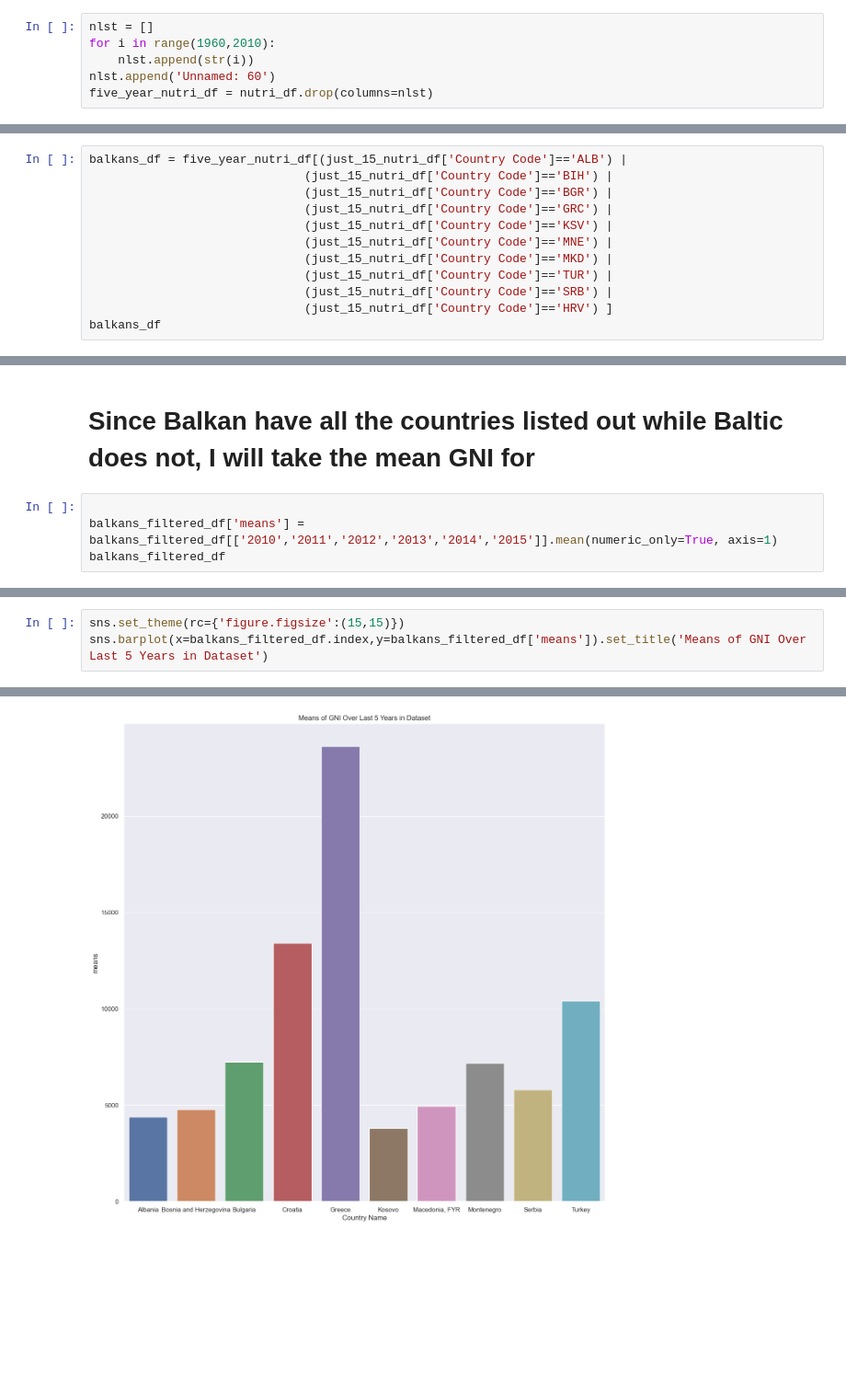
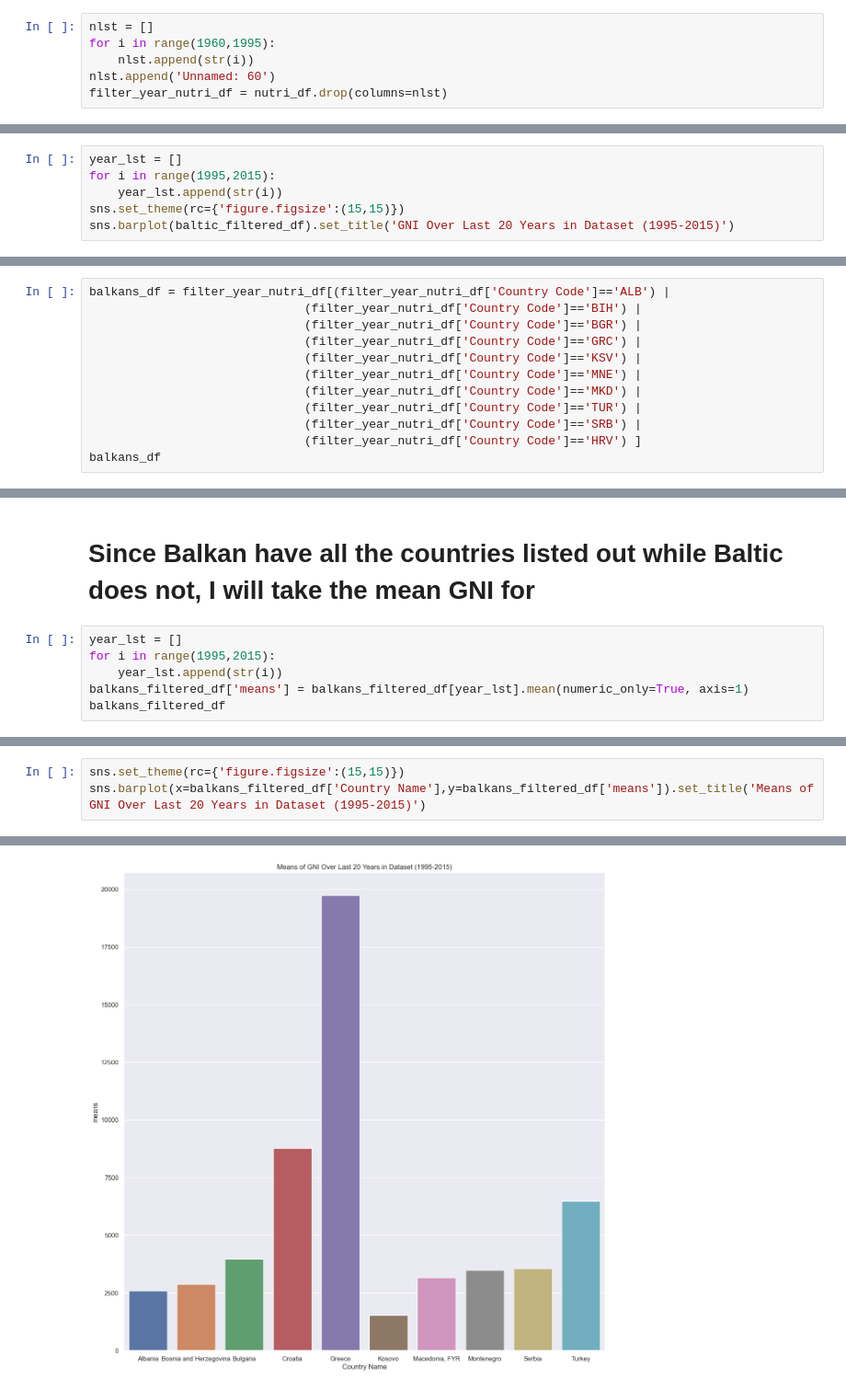
Before and after one commit to jhardin7612/python_eda_case_study, a Jupyter notebook: Andy-Explore.ipynb, the cells around one changed output, grey strips where cells are left out. Shown at 92% size. Cells and saved outputs as stored; diff of their text form; blank space fills up the shorter version.

Commit message:
Set up charts and fixed the date times that I was filtering

```diff
--- a/Andy-Explore.ipynb
+++ b/Andy-Explore.ipynb
@@ -43,10 +43,10 @@ nlst.append('Unnamed: 60')
 just_15_nutri_df = nutri_df.drop(columns=nlst)
 # %%
 nlst = []
-for i in range(1960,2010):
+for i in range(1960,1995):
     nlst.append(str(i))
 nlst.append('Unnamed: 60')
-five_year_nutri_df = nutri_df.drop(columns=nlst)
+filter_year_nutri_df = nutri_df.drop(columns=nlst)
 # %% [markdown]
 Just want the Baltic countries for the baltic_df so filtered it by country code.
 Then replaced any NaN value with 0 and filtered out all 0s.
@@ -63,0 +65,6 @@ baltic_filtered_df
+# %%
+year_lst = []
+for i in range(1995,2015):
+    year_lst.append(str(i))
+sns.set_theme(rc={'figure.figsize':(15,15)})
+sns.barplot(baltic_filtered_df).set_title('GNI Over Last 20 Years in Dataset (1995-2015)')
@@ -64,15 +74,15 @@ baltic_filtered_df
 # %% [markdown]
 ## Want to filter out Balkan countries to make seperate dataframe of just Balkan Data
 # %%
-balkans_df = five_year_nutri_df[(just_15_nutri_df['Country Code']=='ALB') |
-                              (just_15_nutri_df['Country Code']=='BIH') |
-                              (just_15_nutri_df['Country Code']=='BGR') |
-                              (just_15_nutri_df['Country Code']=='GRC') |
-                              (just_15_nutri_df['Country Code']=='KSV') |
-                              (just_15_nutri_df['Country Code']=='MNE') |
-                              (just_15_nutri_df['Country Code']=='MKD') |
-                              (just_15_nutri_df['Country Code']=='TUR') |
-                              (just_15_nutri_df['Country Code']=='SRB') |
-                              (just_15_nutri_df['Country Code']=='HRV') ]
+balkans_df = filter_year_nutri_df[(filter_year_nutri_df['Country Code']=='ALB') |
+                              (filter_year_nutri_df['Country Code']=='BIH') |
+                              (filter_year_nutri_df['Country Code']=='BGR') |
+                              (filter_year_nutri_df['Country Code']=='GRC') |
+                              (filter_year_nutri_df['Country Code']=='KSV') |
+                              (filter_year_nutri_df['Country Code']=='MNE') |
+                              (filter_year_nutri_df['Country Code']=='MKD') |
+                              (filter_year_nutri_df['Country Code']=='TUR') |
+                              (filter_year_nutri_df['Country Code']=='SRB') |
+                              (filter_year_nutri_df['Country Code']=='HRV') ]
 balkans_df
 # %% [output]
@@ -114,8 +125,10 @@ balkans_filtered_df
 # %% [markdown]
 # Since Balkan have all the countries listed out while Baltic does not, I will take the mean GNI for
 # %%
-
-balkans_filtered_df['means'] = balkans_filtered_df[['2010','2011','2012','2013','2014','2015']].mean(numeric_only=True, axis=1)
+year_lst = []
+for i in range(1995,2015):
+    year_lst.append(str(i))
+balkans_filtered_df['means'] = balkans_filtered_df[year_lst].mean(numeric_only=True, axis=1)
 balkans_filtered_df
 # %% [output]
 A value is trying to be set on a copy of a slice from a DataFrame.
@@ -138,4 +151,4 @@ See the caveats in the documentation: https://pandas.pydata.org/pandas-docs/stab
 # %%
 sns.set_theme(rc={'figure.figsize':(15,15)})
-sns.barplot(x=balkans_filtered_df.index,y=balkans_filtered_df['means']).set_title('Means of GNI Over Last 5 Years in Dataset')
+sns.barplot(x=balkans_filtered_df['Country Name'],y=balkans_filtered_df['means']).set_title('Means of GNI Over Last 20 Years in Dataset (1995-2015)')
 # %% [output]
@@ -143 +156 @@ Text(0.5, 1.0, 'Means of GNI Over Last 5 Years in Dataset')
-[figure, old version]
+[figure, new version]
```
Also changed, not shown: parts of 7 cells of this notebook.
